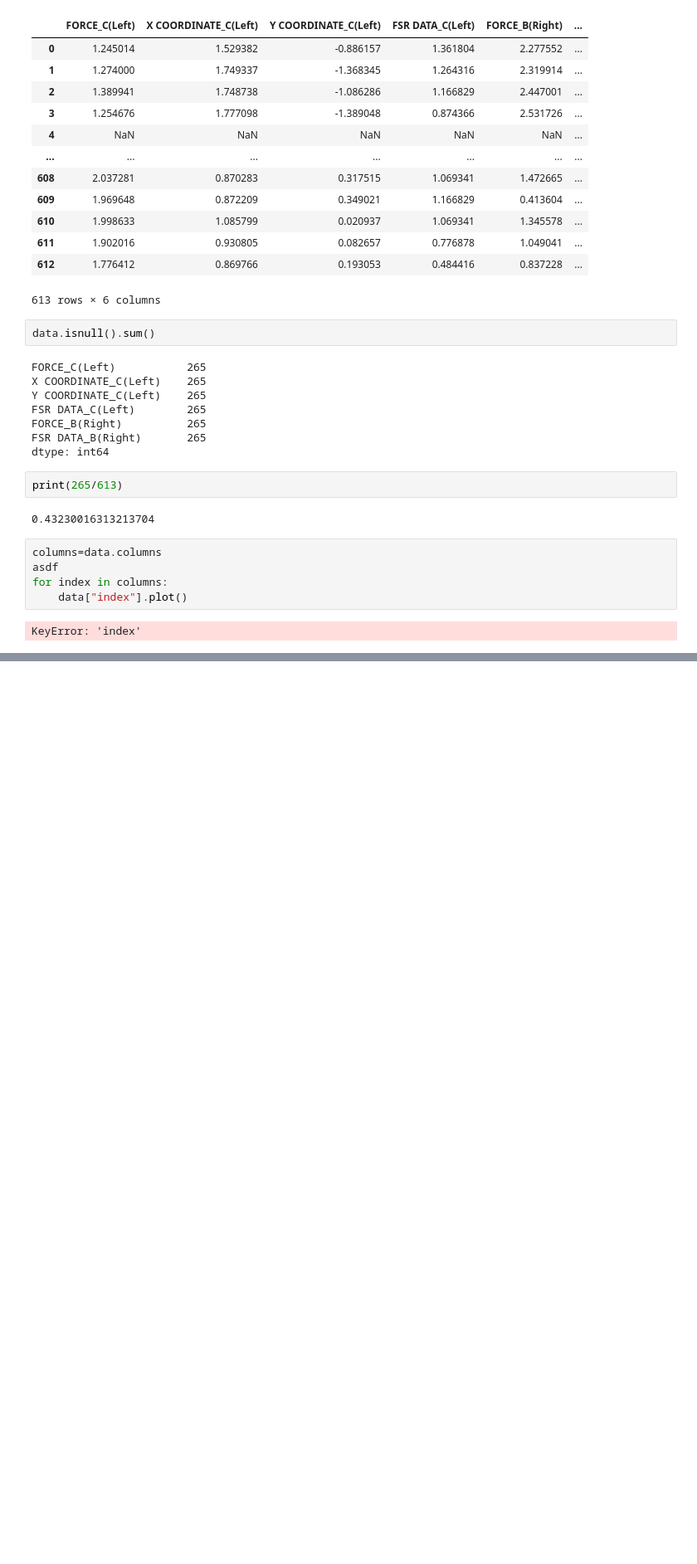
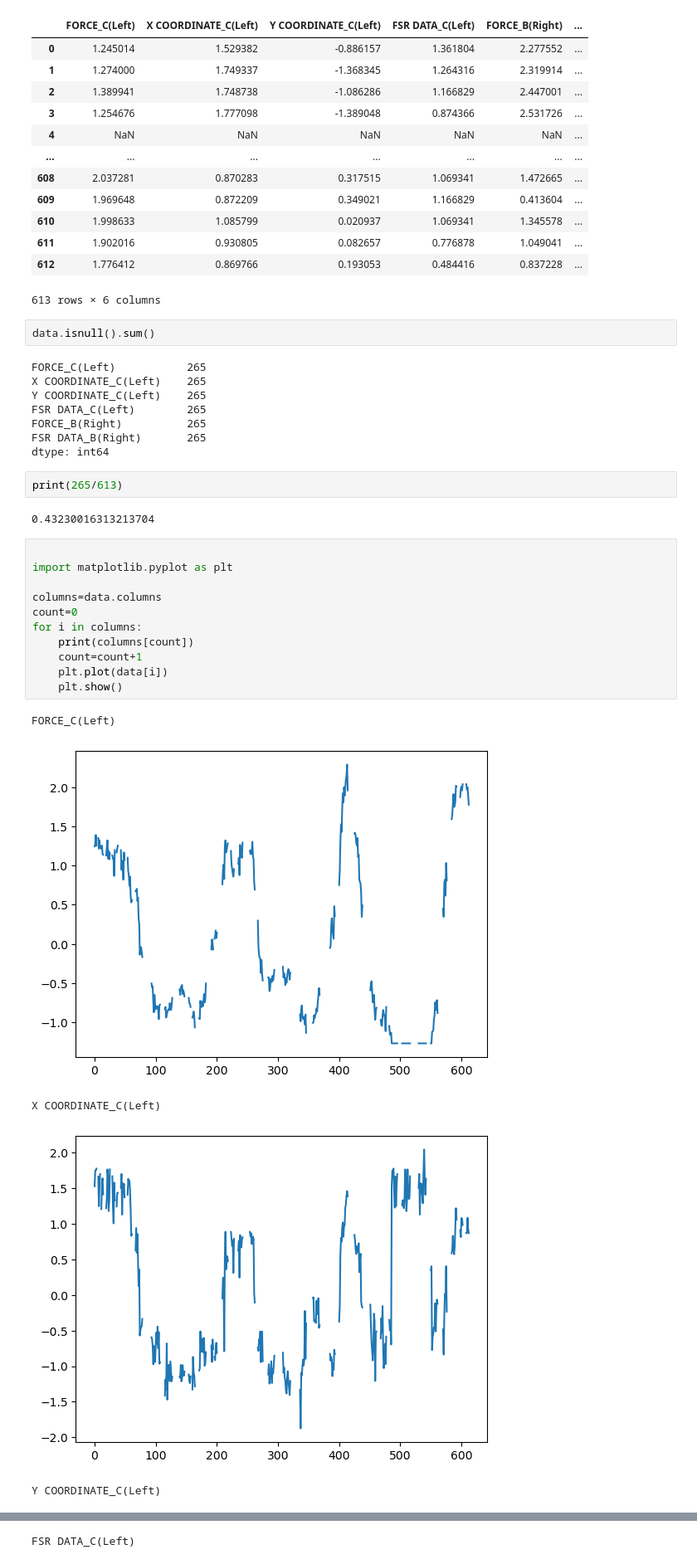
Before and after one commit to withmochaa/mocha, a Jupyter notebook: jupyter/TEED/October/week5/R_to_L_LSTM.ipynb, the cells around one changed output, grey strips where cells are left out. Shown at 83% size. Cells and saved outputs as stored; diff of their text form; blank space fills up the shorter version.

```diff
--- a/jupyter/TEED/October/week5/R_to_L_LSTM.ipynb
+++ b/jupyter/TEED/October/week5/R_to_L_LSTM.ipynb
@@ -32,10 +32,20 @@ dtype: int64
 print(265/613)
 # %% [output]
 0.43230016313213704
-# %%
-columns=data.columns
-asdf
-for index in columns:
-    data["index"].plot()
-# %% [output]
-KeyError: 'index'
+# %%
+
+import matplotlib.pyplot as plt
+
+columns=data.columns
+count=0
+for i in columns:
+    print(columns[count])
+    count=count+1
+    plt.plot(data[i])
+    plt.show()
+# %% [output]
+FORCE_C(Left)
+[figure, added]
+X COORDINATE_C(Left)
+[figure, added]
+Y COORDINATE_C(Left)
@@ -41,0 +53 @@ KeyError: 'index'
+FSR DATA_C(Left)
```
Also changed, not shown: parts of 23 cells of this notebook, 1 other file.
